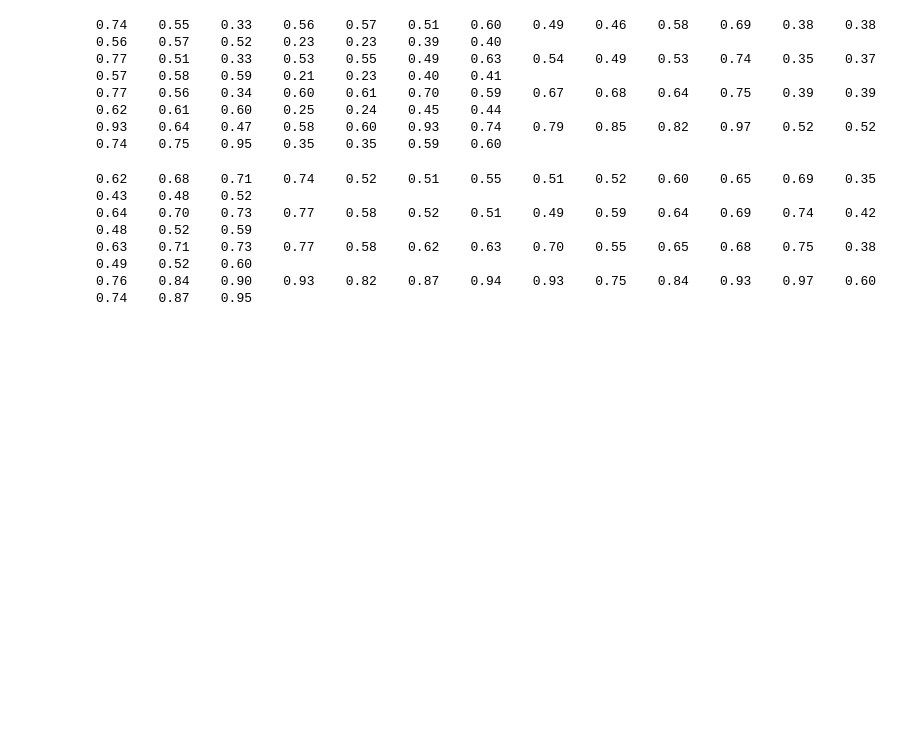
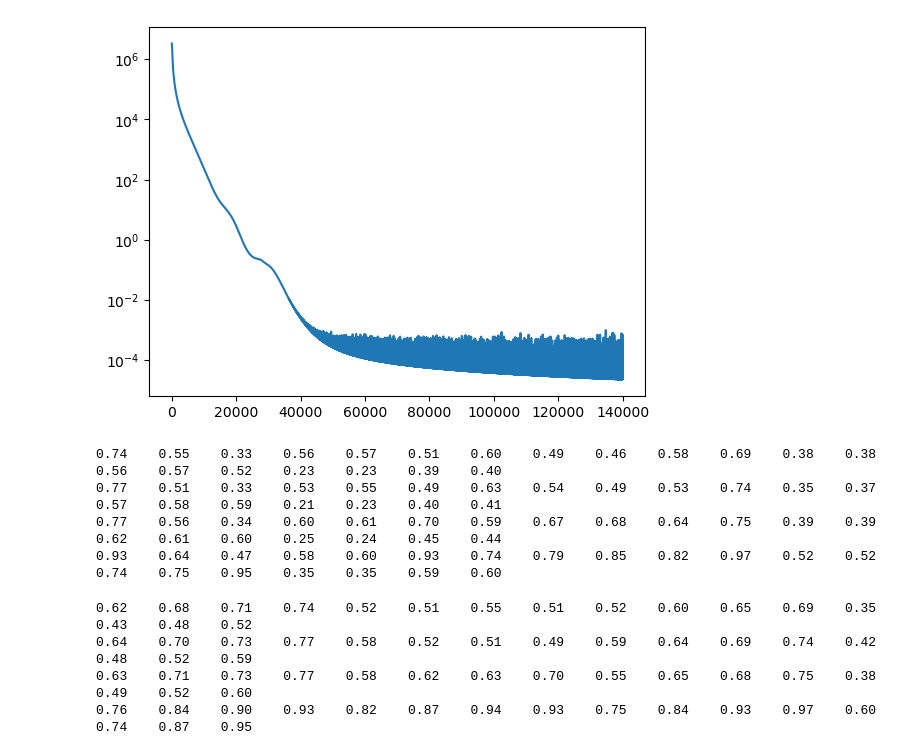
Before and after one commit to bizhili/Topology_Learning_Epis, a Jupyter notebook: readExperiment.ipynb, the cells around one changed output. Saved outputs shown, nothing was run; the diff lists cells and outputs as text; code cells hidden in the pictures; blank space fills up the shorter version.

```diff
--- a/readExperiment.ipynb
+++ b/readExperiment.ipynb
@@ -40,6 +42,21 @@ def continious_to_sparcity_cols(my_matrix, topRow= 8):
     result_matrix[row_indices, indices] = 1
 
     return result_matrix
+# %%
+identicalf= 0.01
+node= 50
+strain= 4
+
+fileName= f"results/AA/AA_RGG_identical_{11}_{strain}_0_8_100_{identicalf*1000}_140000.npz"
+IMatrix= torch.eye(node, device= "cpu")
+npzfile = np.load(fileName)
+loss= npzfile['loss']
+taus= npzfile["taus"]
+
+plt.plot(loss)
+plt.yscale("log")
+# %% [output]
+[figure, added]
 # %%
 
 identicalf= 0.01
```
Also changed, not shown: parts of 1 cell of this notebook, 40 other files.
